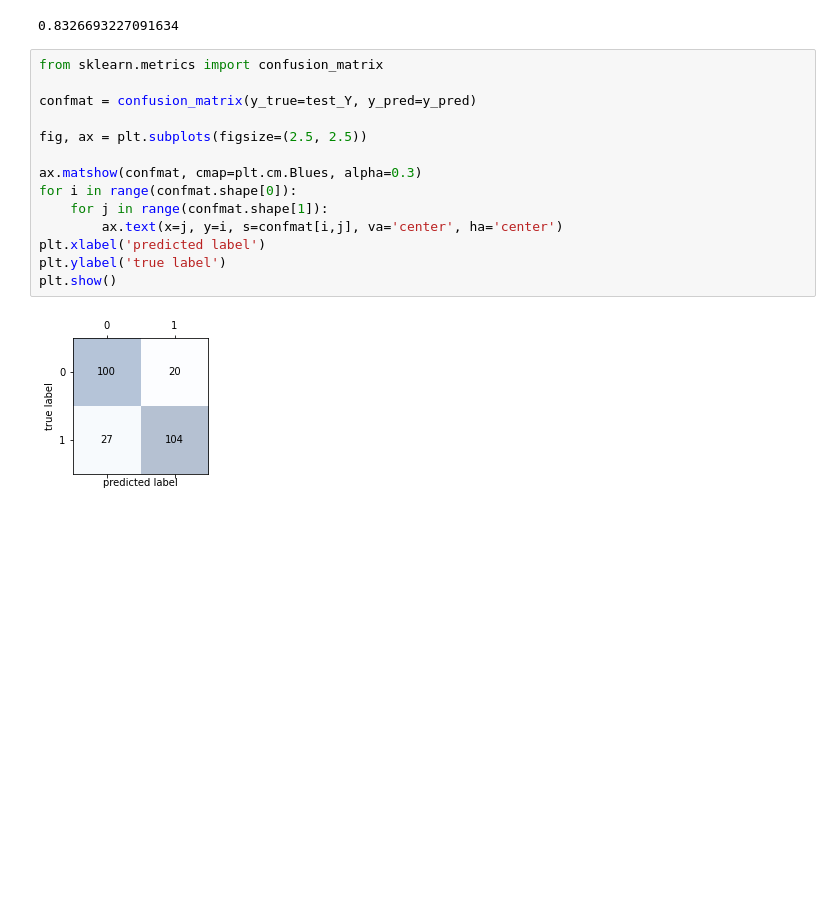
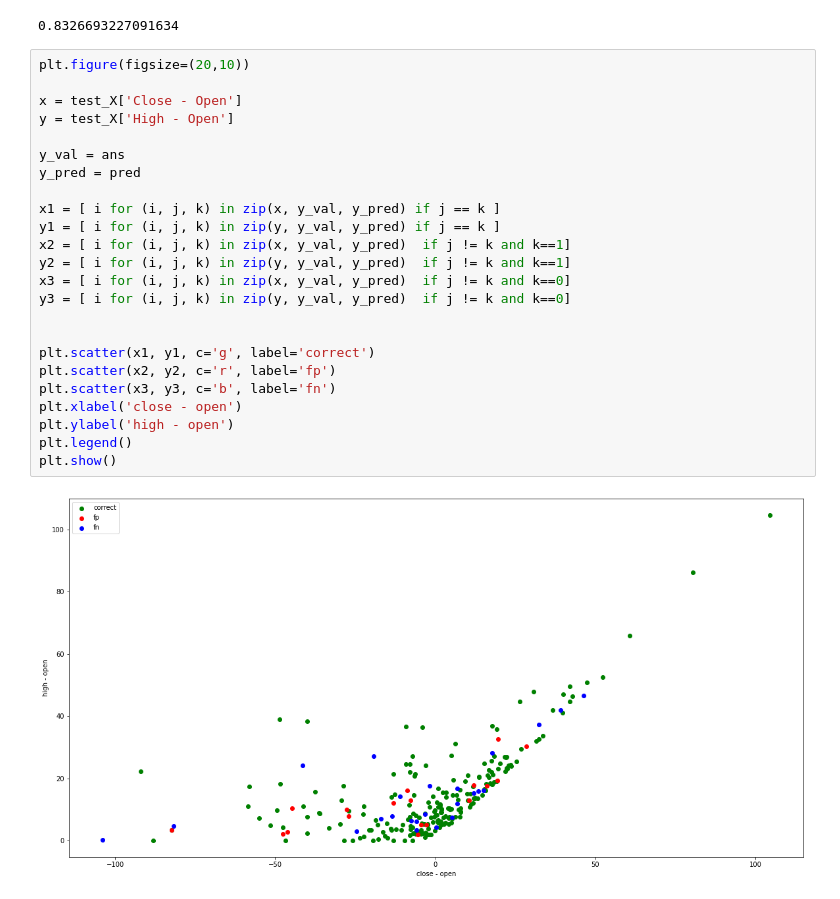
Before and after one commit to AmyLin0210/FUNDAMENTALS-OF-DATA-ANALYTICS, a Jupyter notebook: hw3-1/hw3-1.ipynb, the cells around one changed output. Saved outputs shown, nothing was run; the diff lists cells and outputs as text; blank space fills up the shorter version.

```diff
--- a/hw3-1/hw3-1.ipynb
+++ b/hw3-1/hw3-1.ipynb
@@ -531,19 +531,29 @@ correct = sum([1 if i == j else 0 for (i , j) in zip(pred, ans)])
 print(correct/len(ans))
 # %% [output]
 0.8326693227091634
-# %%
-from sklearn.metrics import confusion_matrix
-
-confmat = confusion_matrix(y_true=test_Y, y_pred=y_pred)
-
-fig, ax = plt.subplots(figsize=(2.5, 2.5))
-
-ax.matshow(confmat, cmap=plt.cm.Blues, alpha=0.3)
-for i in range(confmat.shape[0]):
-    for j in range(confmat.shape[1]):
-        ax.text(x=j, y=i, s=confmat[i,j], va='center', ha='center')
-plt.xlabel('predicted label')
-plt.ylabel('true label')
-plt.show()
-# %% [output]
-[figure, removed]
+# %%
+plt.figure(figsize=(20,10))
+
+x = test_X['Close - Open']
+y = test_X['High - Open']
+
+y_val = ans
+y_pred = pred
+
+x1 = [ i for (i, j, k) in zip(x, y_val, y_pred) if j == k ]
+y1 = [ i for (i, j, k) in zip(y, y_val, y_pred) if j == k ]
+x2 = [ i for (i, j, k) in zip(x, y_val, y_pred)  if j != k and k==1]
+y2 = [ i for (i, j, k) in zip(y, y_val, y_pred)  if j != k and k==1]
+x3 = [ i for (i, j, k) in zip(x, y_val, y_pred)  if j != k and k==0]
+y3 = [ i for (i, j, k) in zip(y, y_val, y_pred)  if j != k and k==0]
+
+
+plt.scatter(x1, y1, c='g', label='correct')
+plt.scatter(x2, y2, c='r', label='fp')
+plt.scatter(x3, y3, c='b', label='fn')
+plt.xlabel('close - open')
+plt.ylabel('high - open')
+plt.legend()
+plt.show()
+# %% [output]
+[figure, added]
```
Also changed, not shown: parts of 3 cells of this notebook.
